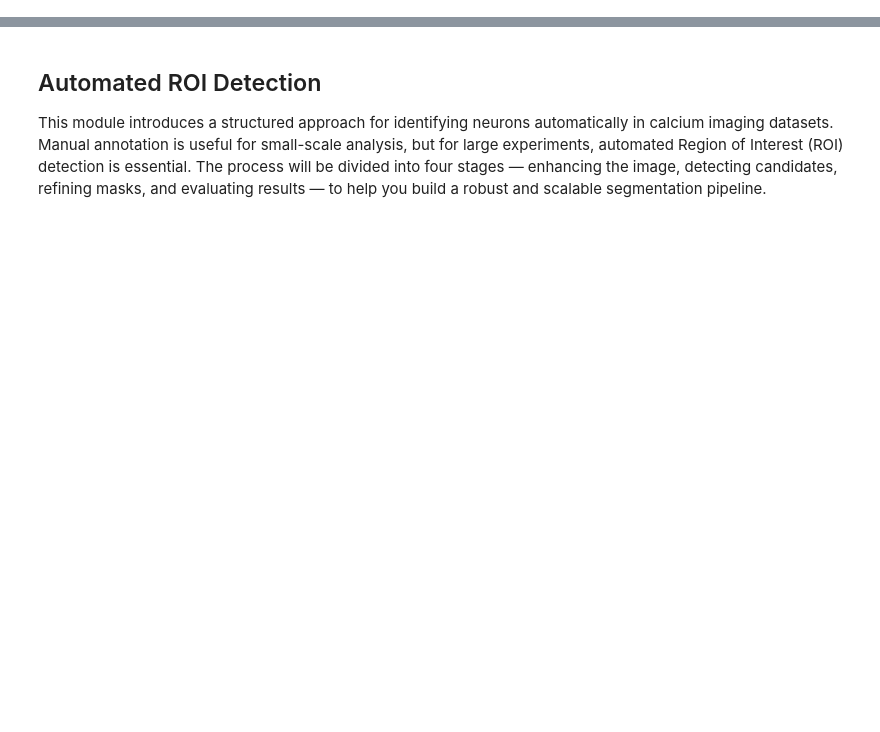
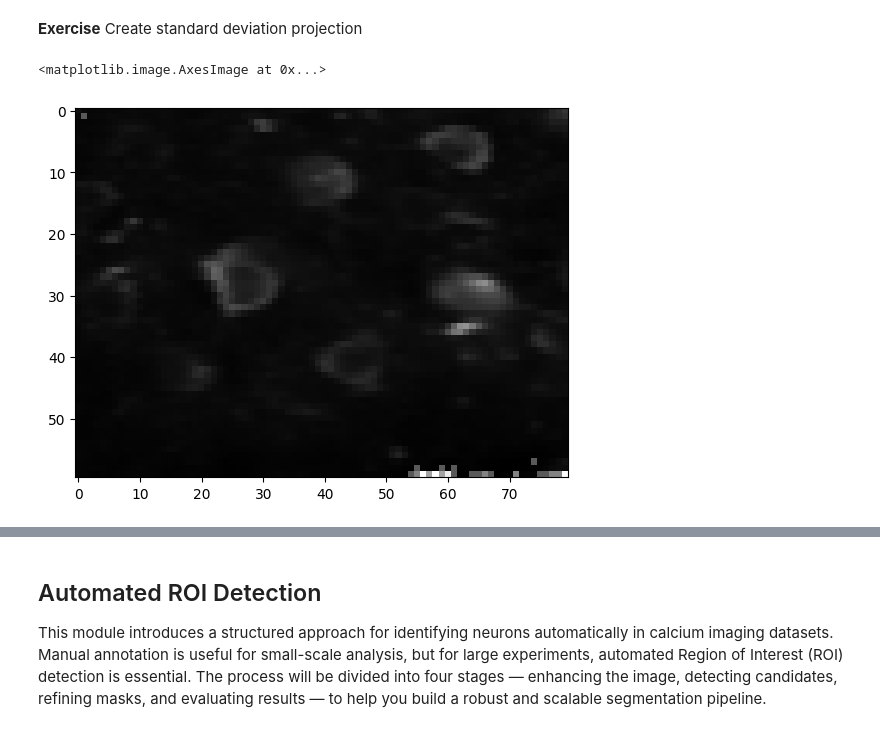
Before and after one commit to sangeethankumar/Courses, a Jupyter notebook: CalciumImaging/Draft1/07. Automated ROI Extraction.ipynb, the cells around one changed output, grey strips where cells are left out. Drawn from its saved outputs; the diff is of its cells as text; code cells hidden in the pictures; blank space fills up the shorter version.

```diff
--- a/CalciumImaging/Draft1/07. Automated ROI Extraction.ipynb
+++ b/CalciumImaging/Draft1/07. Automated ROI Extraction.ipynb
@@ -0,0 +27,8 @@
+# %% [markdown]
+**Exercise** Create standard deviation projection
+# %%
+proj = np.std(movie, axis=0)
+plt.imshow(proj, cmap='gray')
+# %% [output]
+<matplotlib.image.AxesImage at 0x...>
+[figure, added]
```
Also changed, not shown: parts of 19 cells of this notebook.
